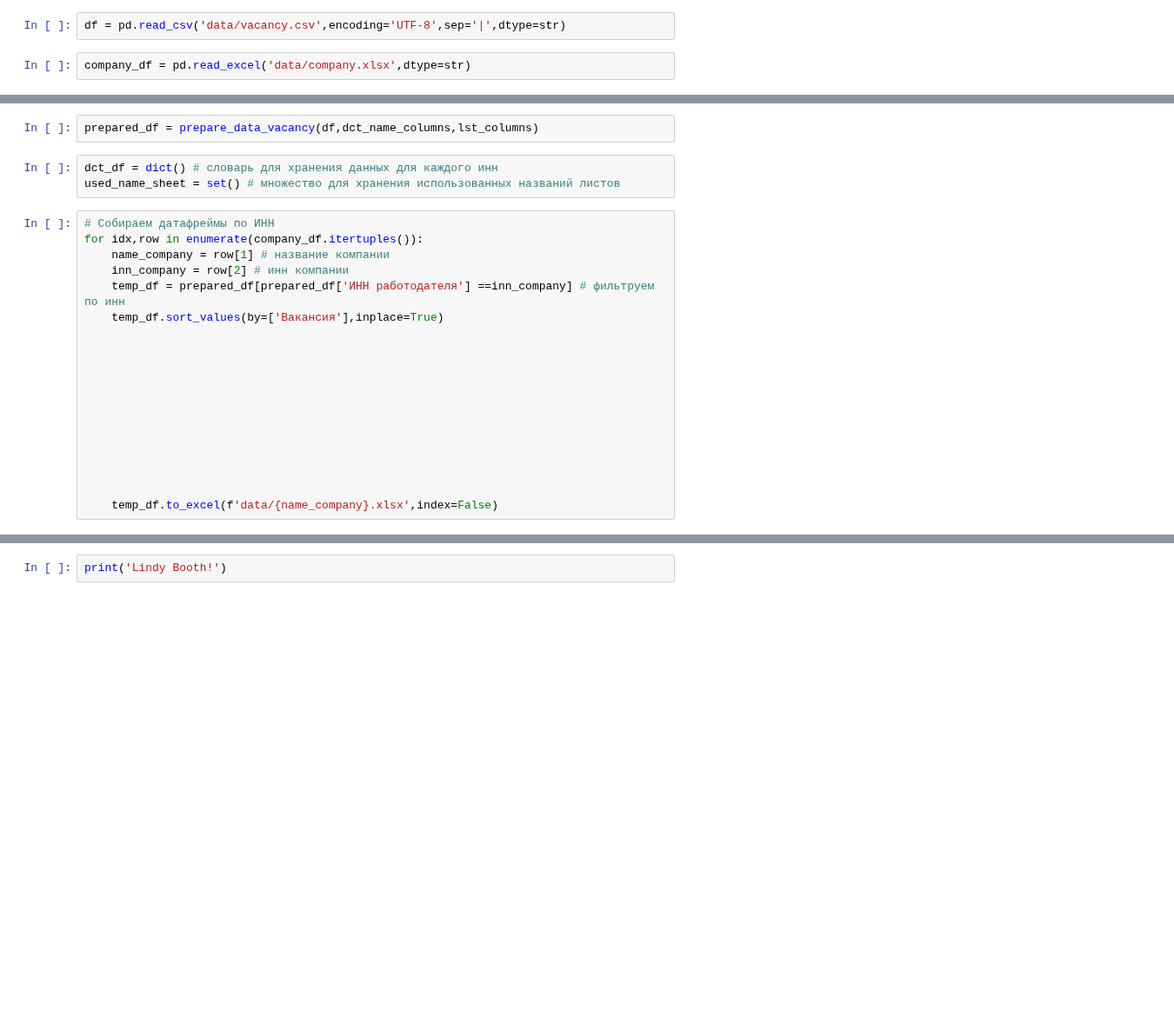
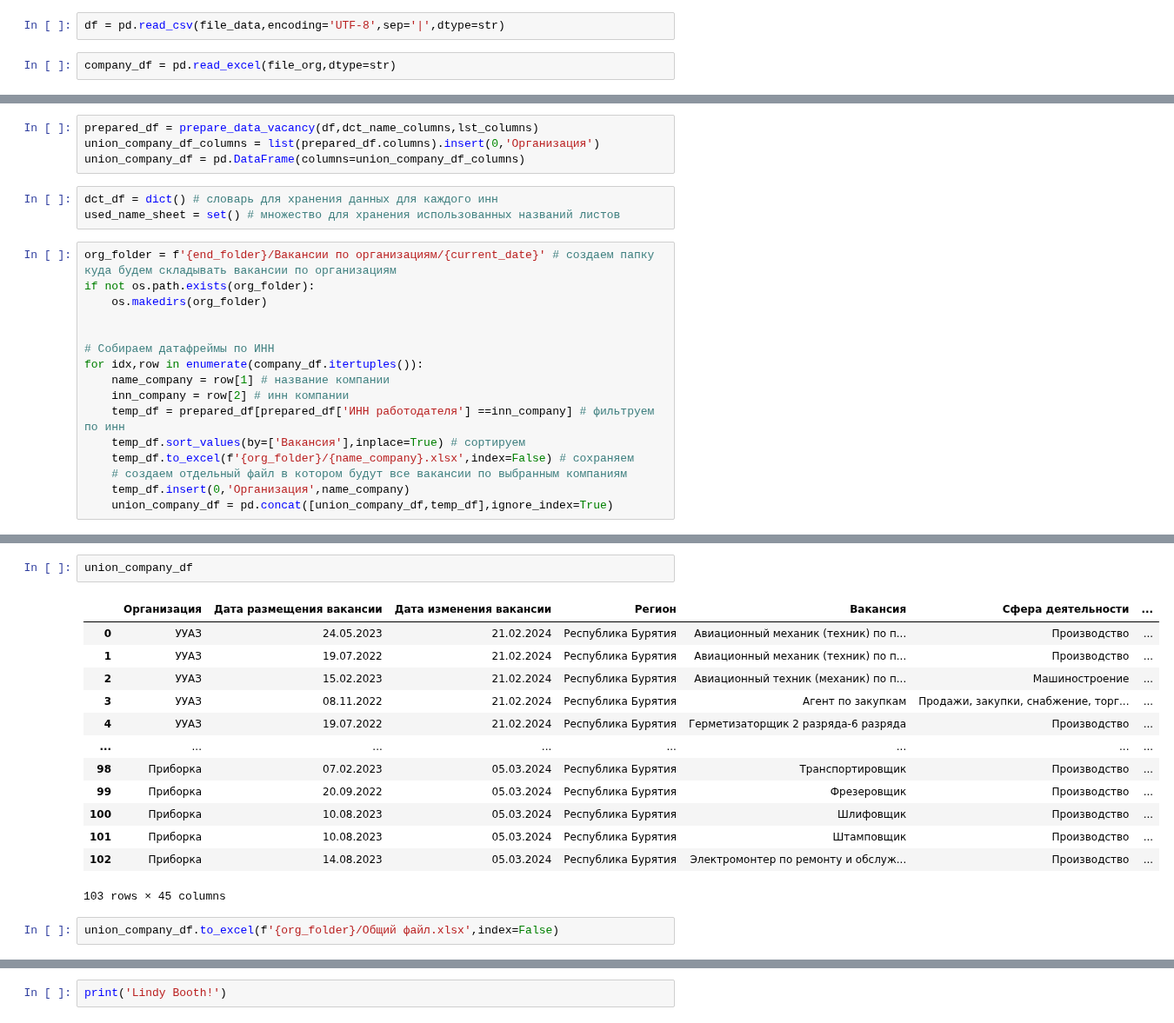
Before and after one commit to t0r1n88/Dodger_2023, a Jupyter notebook: prepare_data_trudvsem.ipynb, the cells around one changed output, grey strips where cells are left out. Shown at 87% size. Drawn from its saved outputs; the diff is of its cells as text; blank space fills up the shorter version.

Commit message:
Сохранение в папку, создание общего файла с вакансиями

```diff
--- a/prepare_data_trudvsem.ipynb
+++ b/prepare_data_trudvsem.ipynb
@@ -156,7 +161,7 @@ dct_status_vacancy = {'ACCEPTED':'Данные вакансии проверен
 # %%
-df = pd.read_csv('data/vacancy.csv',encoding='UTF-8',sep='|',dtype=str)
+df = pd.read_csv(file_data,encoding='UTF-8',sep='|',dtype=str)
 # %%
-company_df = pd.read_excel('data/company.xlsx',dtype=str)
+company_df = pd.read_excel(file_org,dtype=str)
 # %%
 company_df
 # %% [output]
@@ -178,25 +183,24 @@ lst_columns = ['Дата размещения вакансии','Дата изм
 df = df[df['regionName'] == region]
 # %%
 prepared_df = prepare_data_vacancy(df,dct_name_columns,lst_columns)
+union_company_df_columns = list(prepared_df.columns).insert(0,'Организация')
+union_company_df = pd.DataFrame(columns=union_company_df_columns)
 # %%
 dct_df = dict() # словарь для хранения данных для каждого инн
 used_name_sheet = set() # множество для хранения использованных названий листов
 # %%
+org_folder = f'{end_folder}/Вакансии по организациям/{current_date}' # создаем папку куда будем складывать вакансии по организациям
+if not os.path.exists(org_folder):
+    os.makedirs(org_folder)
+
+
 # Собираем датафреймы по ИНН
 for idx,row in enumerate(company_df.itertuples()):
     name_company = row[1] # название компании
     inn_company = row[2] # инн компании
     temp_df = prepared_df[prepared_df['ИНН работодателя'] ==inn_company] # фильтруем по инн
-    temp_df.sort_values(by=['Вакансия'],inplace=True)
-
-
-
-
-
-
-
-
-
-
-
-    temp_df.to_excel(f'data/{name_company}.xlsx',index=False)
+    temp_df.sort_values(by=['Вакансия'],inplace=True) # сортируем
+    temp_df.to_excel(f'{org_folder}/{name_company}.xlsx',index=False) # сохраняем
+    # создаем отдельный файл в котором будут все вакансии по выбранным компаниям
+    temp_df.insert(0,'Организация',name_company)
+    union_company_df = pd.concat([union_company_df,temp_df],ignore_index=True)
@@ -255,0 +207,18 @@ for idx,row in enumerate(company_df.itertuples()):
+# %%
+union_company_df
+# %% [output]
+|  | Организация | Дата размещения вакансии | Дата изменения вакансии | Регион | Вакансия | Сфера деятельности | ... |
+| 0 | УУАЗ | 24.05.2023 | 21.02.2024 | Республика Бурятия | Авиационный механик (техник) по п... | Производство | ... |
+| 1 | УУАЗ | 19.07.2022 | 21.02.2024 | Республика Бурятия | Авиационный механик (техник) по п... | Производство | ... |
+| 2 | УУАЗ | 15.02.2023 | 21.02.2024 | Республика Бурятия | Авиационный техник (механик) по п... | Машиностроение | ... |
+| 3 | УУАЗ | 08.11.2022 | 21.02.2024 | Республика Бурятия | Агент по закупкам | Продажи, закупки, снабжение, торг... | ... |
+| 4 | УУАЗ | 19.07.2022 | 21.02.2024 | Республика Бурятия | Герметизаторщик 2 разряда-6 разряда | Производство | ... |
+| ... | ... | ... | ... | ... | ... | ... | ... |
+| 98 | Приборка | 07.02.2023 | 05.03.2024 | Республика Бурятия | Транспортировщик | Производство | ... |
+| 99 | Приборка | 20.09.2022 | 05.03.2024 | Республика Бурятия | Фрезеровщик | Производство | ... |
+| 100 | Приборка | 10.08.2023 | 05.03.2024 | Республика Бурятия | Шлифовщик | Производство | ... |
+| 101 | Приборка | 10.08.2023 | 05.03.2024 | Республика Бурятия | Штамповщик | Производство | ... |
+| 102 | Приборка | 14.08.2023 | 05.03.2024 | Республика Бурятия | Электромонтер по ремонту и обслуж... | Производство | ... |
+103 rows × 45 columns
+# %%
+union_company_df.to_excel(f'{org_folder}/Общий файл.xlsx',index=False)
```
Also changed, not shown: parts of 12 cells of this notebook.
